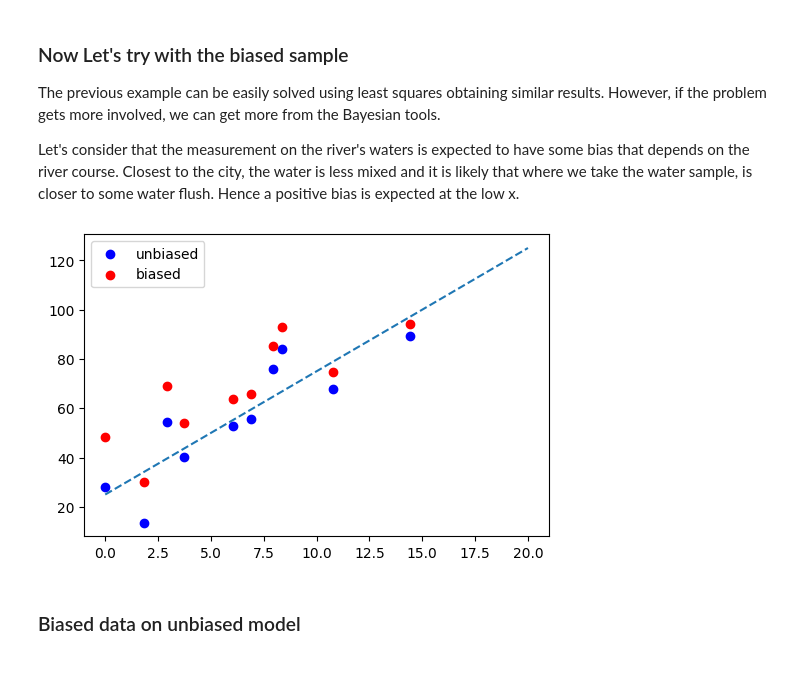
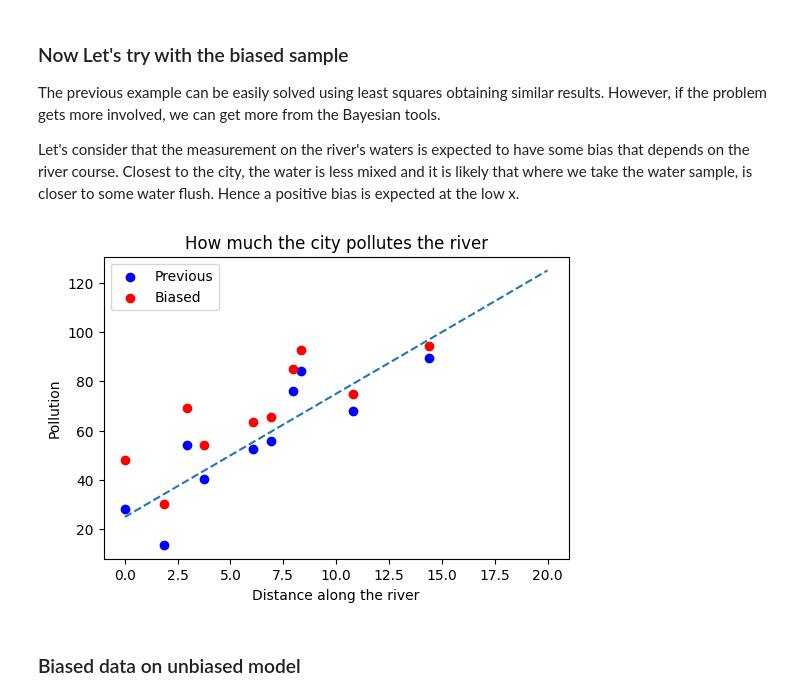
Before and after one commit to sequi76/Bayesian_ML_for_scientific_research, a Jupyter notebook: lecture1/practice/linear-regression.ipynb, the cells around one changed output. Cells and saved outputs as stored; diff of their text form; code cells hidden in the pictures; blank space fills up the shorter version.

```diff
--- a/lecture1/practice/linear-regression.ipynb
+++ b/lecture1/practice/linear-regression.ipynb
@@ -177,14 +180,17 @@ for i in range(len(x)):
     y_biased.append( m * x_biased[i] + b + np.random.normal(bias*(np.exp(-(x_biased[i])/10)),noise) )
 # %%
 x0 = np.linspace(0,20,100)
-plt.scatter(x,y, color = 'blue', label='unbiased')
-plt.scatter(x_biased,y_biased, color='red', label='biased')
+plt.scatter(x,y, color = 'blue', label='Previous')
+plt.scatter(x_biased,y_biased, color='red', label='Biased')
 plt.plot(x0, m*x0+b, linestyle='dashed')
+plt.xlabel('Distance along the river')
+plt.ylabel('Pollution')
+plt.title('How much the city pollutes the river')
 plt.legend()
 #plt.ylim(0,max(y)*1.10)
 plt.show()
 # %% [output]
-[figure, old version]
+[figure, new version]
 # %%
 contamination_model_with_bias="""
 data {
```
Also changed, not shown: parts of 8 cells of this notebook, 8 other files.
